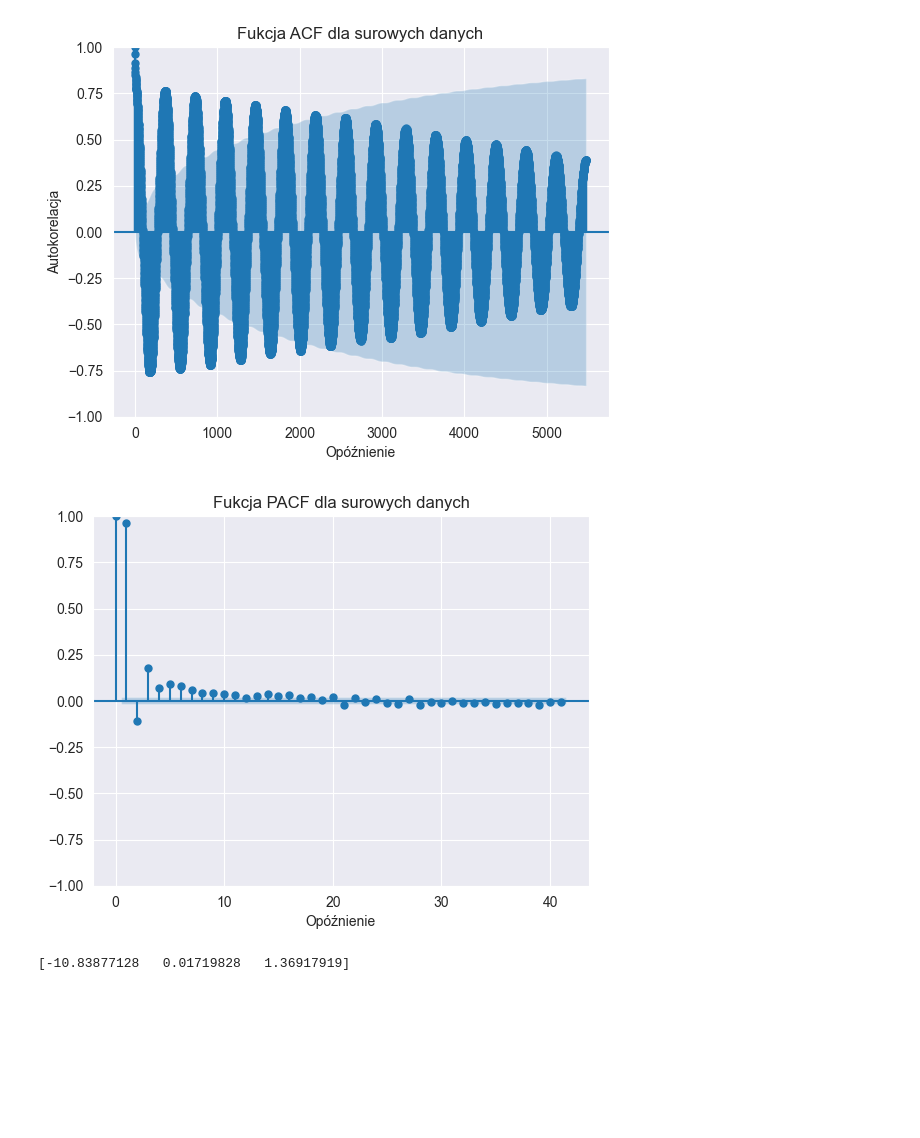
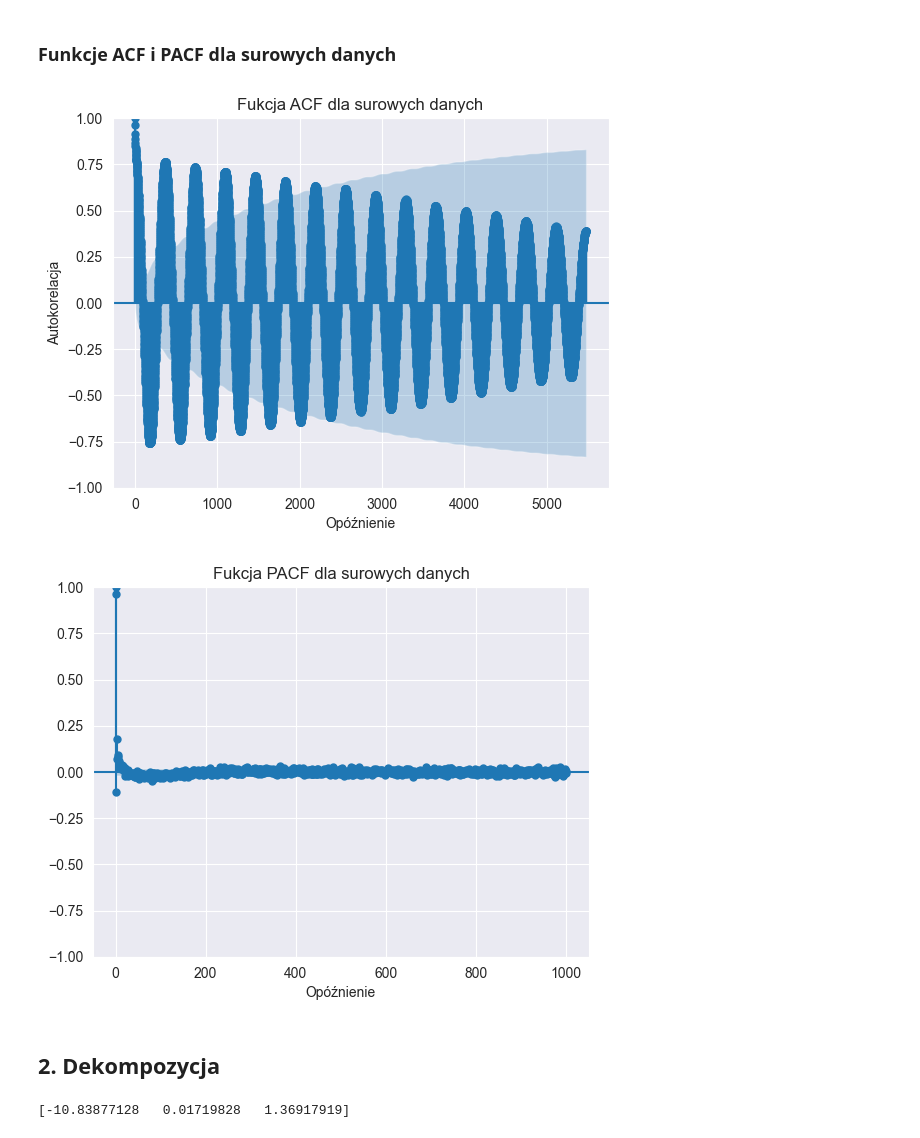
Before and after one commit to prog-zuzanna-sosnowska/Projekt-kaszcz, a Jupyter notebook: src/projekt_ARMA.ipynb, the cells around one changed output. Cells and saved outputs as stored; diff of their text form; code cells hidden in the pictures; blank space fills up the shorter version.

```diff
--- a/src/projekt_ARMA.ipynb
+++ b/src/projekt_ARMA.ipynb
@@ -53,21 +60,25 @@ dtype: int64
 [figure]
+# %% [markdown]
+### Funkcje ACF i PACF dla surowych danych
 # %%
 n = len(avg_temp)
 lags = np.arange(0, n // 2)
 
 plot_acf(avg_temp, lags=lags)                       # Wykres z użyciem funkcji bibliotecznej
 plt.title('Fukcja ACF dla surowych danych')
 plt.xlabel('Opóźnienie')
 plt.ylabel('Autokorelacja')
 plt.show()
 
-plot_pacf(avg_temp)
+plot_pacf(avg_temp, lags=1000)
 plt.title('Fukcja PACF dla surowych danych')
 plt.xlabel('Opóźnienie')
 plt.show()
 # %% [output]
 [figure]
-[figure, old version]
+[figure, new version]
+# %% [markdown]
+## 2. Dekompozycja
 # %%
 # Usuwanie trendu liniowego
 
```
Also changed, not shown: parts of 29 cells of this notebook.
